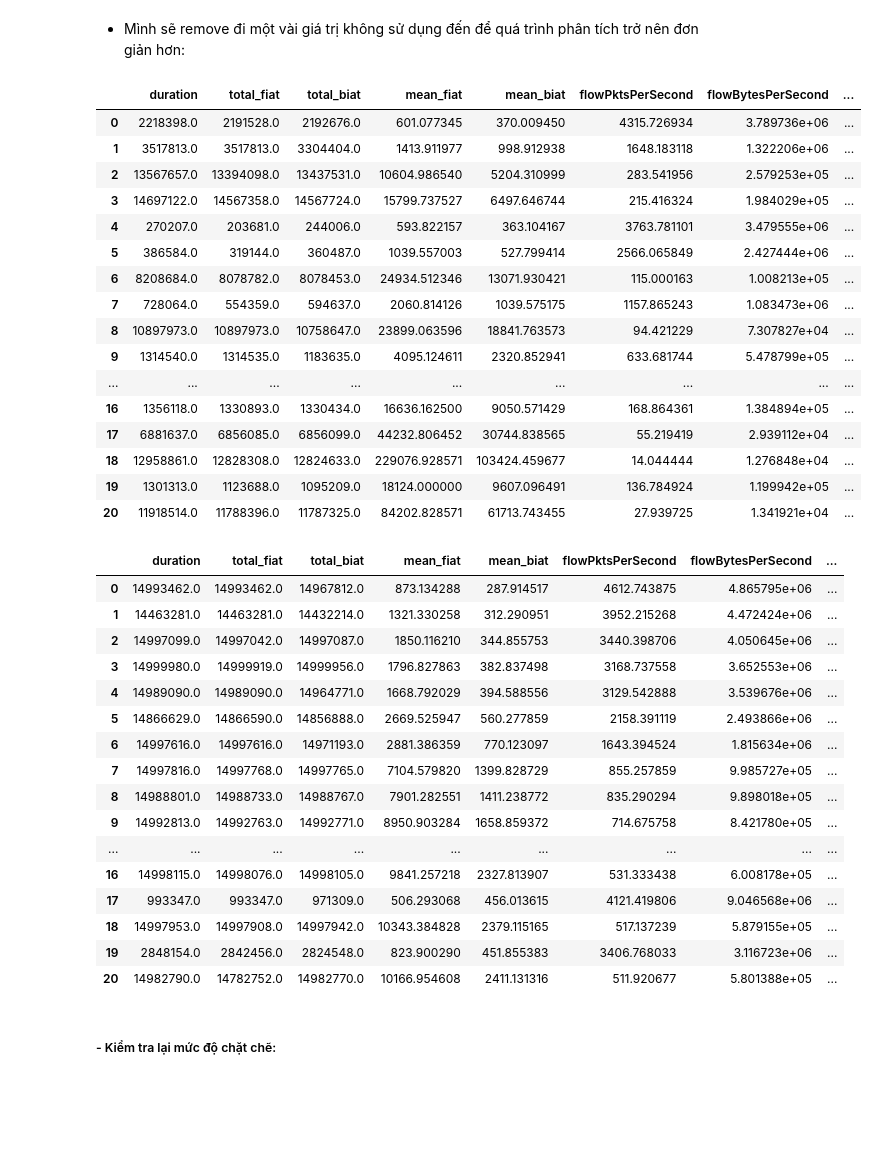
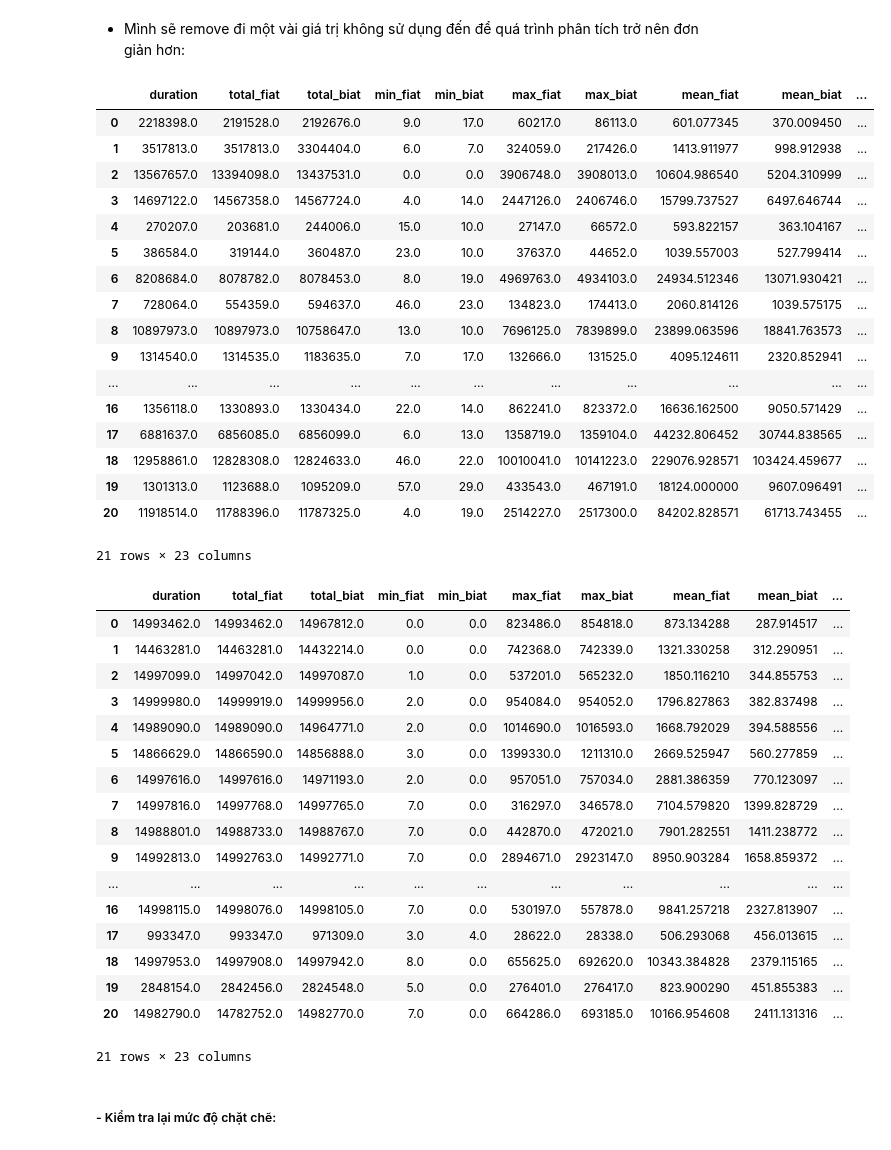
Before and after one commit to kimduyminh/Applied_stats, a Jupyter notebook: main-exomuk.ipynb, the cells around one changed output. Saved outputs shown, nothing was run; the diff lists cells and outputs as text; code cells hidden in the pictures; blank space fills up the shorter version.

```diff
--- a/main-exomuk.ipynb
+++ b/main-exomuk.ipynb
@@ -388,50 +388,52 @@ plt.show()
 # %% [markdown]
 - Mình sẽ remove đi một vài giá trị không sử dụng đến để quá trình phân tích trở nên đơn giản hơn:
 # %%
-to_drop = ['min_fiat', 'min_biat', 'max_fiat', 'max_biat', 'min_flowiat', 'max_flowiat', 'min_active', 'max_active', 'min_idle', 'max_idle', 'class1']
+to_drop = ['class1']
 
 vpn15s.drop(to_drop, inplace = True, axis = 1)
 novpn15s.drop(to_drop, inplace = True, axis = 1)
 
 vpn15s.head(21)
 # %% [output]
-|  | duration | total_fiat | total_biat | mean_fiat | mean_biat | flowPktsPerSecond | flowBytesPerSecond | ... |
-| 0 | 2218398.0 | 2191528.0 | 2192676.0 | 601.077345 | 370.009450 | 4315.726934 | 3.789736e+06 | ... |
-| 1 | 3517813.0 | 3517813.0 | 3304404.0 | 1413.911977 | 998.912938 | 1648.183118 | 1.322206e+06 | ... |
-| 2 | 13567657.0 | 13394098.0 | 13437531.0 | 10604.986540 | 5204.310999 | 283.541956 | 2.579253e+05 | ... |
-| 3 | 14697122.0 | 14567358.0 | 14567724.0 | 15799.737527 | 6497.646744 | 215.416324 | 1.984029e+05 | ... |
-| 4 | 270207.0 | 203681.0 | 244006.0 | 593.822157 | 363.104167 | 3763.781101 | 3.479555e+06 | ... |
-| 5 | 386584.0 | 319144.0 | 360487.0 | 1039.557003 | 527.799414 | 2566.065849 | 2.427444e+06 | ... |
-| 6 | 8208684.0 | 8078782.0 | 8078453.0 | 24934.512346 | 13071.930421 | 115.000163 | 1.008213e+05 | ... |
-| 7 | 728064.0 | 554359.0 | 594637.0 | 2060.814126 | 1039.575175 | 1157.865243 | 1.083473e+06 | ... |
-| 8 | 10897973.0 | 10897973.0 | 10758647.0 | 23899.063596 | 18841.763573 | 94.421229 | 7.307827e+04 | ... |
-| 9 | 1314540.0 | 1314535.0 | 1183635.0 | 4095.124611 | 2320.852941 | 633.681744 | 5.478799e+05 | ... |
-| ... | ... | ... | ... | ... | ... | ... | ... | ... |
-| 16 | 1356118.0 | 1330893.0 | 1330434.0 | 16636.162500 | 9050.571429 | 168.864361 | 1.384894e+05 | ... |
-| 17 | 6881637.0 | 6856085.0 | 6856099.0 | 44232.806452 | 30744.838565 | 55.219419 | 2.939112e+04 | ... |
-| 18 | 12958861.0 | 12828308.0 | 12824633.0 | 229076.928571 | 103424.459677 | 14.044444 | 1.276848e+04 | ... |
-| 19 | 1301313.0 | 1123688.0 | 1095209.0 | 18124.000000 | 9607.096491 | 136.784924 | 1.199942e+05 | ... |
-| 20 | 11918514.0 | 11788396.0 | 11787325.0 | 84202.828571 | 61713.743455 | 27.939725 | 1.341921e+04 | ... |
+|  | duration | total_fiat | total_biat | min_fiat | min_biat | max_fiat | max_biat | mean_fiat | mean_biat | ... |
+| 0 | 2218398.0 | 2191528.0 | 2192676.0 | 9.0 | 17.0 | 60217.0 | 86113.0 | 601.077345 | 370.009450 | ... |
+| 1 | 3517813.0 | 3517813.0 | 3304404.0 | 6.0 | 7.0 | 324059.0 | 217426.0 | 1413.911977 | 998.912938 | ... |
+| 2 | 13567657.0 | 13394098.0 | 13437531.0 | 0.0 | 0.0 | 3906748.0 | 3908013.0 | 10604.986540 | 5204.310999 | ... |
+| 3 | 14697122.0 | 14567358.0 | 14567724.0 | 4.0 | 14.0 | 2447126.0 | 2406746.0 | 15799.737527 | 6497.646744 | ... |
+| 4 | 270207.0 | 203681.0 | 244006.0 | 15.0 | 10.0 | 27147.0 | 66572.0 | 593.822157 | 363.104167 | ... |
+| 5 | 386584.0 | 319144.0 | 360487.0 | 23.0 | 10.0 | 37637.0 | 44652.0 | 1039.557003 | 527.799414 | ... |
+| 6 | 8208684.0 | 8078782.0 | 8078453.0 | 8.0 | 19.0 | 4969763.0 | 4934103.0 | 24934.512346 | 13071.930421 | ... |
+| 7 | 728064.0 | 554359.0 | 594637.0 | 46.0 | 23.0 | 134823.0 | 174413.0 | 2060.814126 | 1039.575175 | ... |
+| 8 | 10897973.0 | 10897973.0 | 10758647.0 | 13.0 | 10.0 | 7696125.0 | 7839899.0 | 23899.063596 | 18841.763573 | ... |
+| 9 | 1314540.0 | 1314535.0 | 1183635.0 | 7.0 | 17.0 | 132666.0 | 131525.0 | 4095.124611 | 2320.852941 | ... |
+| ... | ... | ... | ... | ... | ... | ... | ... | ... | ... | ... |
+| 16 | 1356118.0 | 1330893.0 | 1330434.0 | 22.0 | 14.0 | 862241.0 | 823372.0 | 16636.162500 | 9050.571429 | ... |
+| 17 | 6881637.0 | 6856085.0 | 6856099.0 | 6.0 | 13.0 | 1358719.0 | 1359104.0 | 44232.806452 | 30744.838565 | ... |
+| 18 | 12958861.0 | 12828308.0 | 12824633.0 | 46.0 | 22.0 | 10010041.0 | 10141223.0 | 229076.928571 | 103424.459677 | ... |
+| 19 | 1301313.0 | 1123688.0 | 1095209.0 | 57.0 | 29.0 | 433543.0 | 467191.0 | 18124.000000 | 9607.096491 | ... |
+| 20 | 11918514.0 | 11788396.0 | 11787325.0 | 4.0 | 19.0 | 2514227.0 | 2517300.0 | 84202.828571 | 61713.743455 | ... |
+21 rows × 23 columns
 # %%
 novpn15s.head(21)
 # %% [output]
-|  | duration | total_fiat | total_biat | mean_fiat | mean_biat | flowPktsPerSecond | flowBytesPerSecond | ... |
-| 0 | 14993462.0 | 14993462.0 | 14967812.0 | 873.134288 | 287.914517 | 4612.743875 | 4.865795e+06 | ... |
-| 1 | 14463281.0 | 14463281.0 | 14432214.0 | 1321.330258 | 312.290951 | 3952.215268 | 4.472424e+06 | ... |
-| 2 | 14997099.0 | 14997042.0 | 14997087.0 | 1850.116210 | 344.855753 | 3440.398706 | 4.050645e+06 | ... |
-| 3 | 14999980.0 | 14999919.0 | 14999956.0 | 1796.827863 | 382.837498 | 3168.737558 | 3.652553e+06 | ... |
-| 4 | 14989090.0 | 14989090.0 | 14964771.0 | 1668.792029 | 394.588556 | 3129.542888 | 3.539676e+06 | ... |
-| 5 | 14866629.0 | 14866590.0 | 14856888.0 | 2669.525947 | 560.277859 | 2158.391119 | 2.493866e+06 | ... |
-| 6 | 14997616.0 | 14997616.0 | 14971193.0 | 2881.386359 | 770.123097 | 1643.394524 | 1.815634e+06 | ... |
-| 7 | 14997816.0 | 14997768.0 | 14997765.0 | 7104.579820 | 1399.828729 | 855.257859 | 9.985727e+05 | ... |
-| 8 | 14988801.0 | 14988733.0 | 14988767.0 | 7901.282551 | 1411.238772 | 835.290294 | 9.898018e+05 | ... |
-| 9 | 14992813.0 | 14992763.0 | 14992771.0 | 8950.903284 | 1658.859372 | 714.675758 | 8.421780e+05 | ... |
-| ... | ... | ... | ... | ... | ... | ... | ... | ... |
-| 16 | 14998115.0 | 14998076.0 | 14998105.0 | 9841.257218 | 2327.813907 | 531.333438 | 6.008178e+05 | ... |
-| 17 | 993347.0 | 993347.0 | 971309.0 | 506.293068 | 456.013615 | 4121.419806 | 9.046568e+06 | ... |
-| 18 | 14997953.0 | 14997908.0 | 14997942.0 | 10343.384828 | 2379.115165 | 517.137239 | 5.879155e+05 | ... |
-| 19 | 2848154.0 | 2842456.0 | 2824548.0 | 823.900290 | 451.855383 | 3406.768033 | 3.116723e+06 | ... |
-| 20 | 14982790.0 | 14782752.0 | 14982770.0 | 10166.954608 | 2411.131316 | 511.920677 | 5.801388e+05 | ... |
+|  | duration | total_fiat | total_biat | min_fiat | min_biat | max_fiat | max_biat | mean_fiat | mean_biat | ... |
+| 0 | 14993462.0 | 14993462.0 | 14967812.0 | 0.0 | 0.0 | 823486.0 | 854818.0 | 873.134288 | 287.914517 | ... |
+| 1 | 14463281.0 | 14463281.0 | 14432214.0 | 0.0 | 0.0 | 742368.0 | 742339.0 | 1321.330258 | 312.290951 | ... |
+| 2 | 14997099.0 | 14997042.0 | 14997087.0 | 1.0 | 0.0 | 537201.0 | 565232.0 | 1850.116210 | 344.855753 | ... |
+| 3 | 14999980.0 | 14999919.0 | 14999956.0 | 2.0 | 0.0 | 954084.0 | 954052.0 | 1796.827863 | 382.837498 | ... |
+| 4 | 14989090.0 | 14989090.0 | 14964771.0 | 2.0 | 0.0 | 1014690.0 | 1016593.0 | 1668.792029 | 394.588556 | ... |
+| 5 | 14866629.0 | 14866590.0 | 14856888.0 | 3.0 | 0.0 | 1399330.0 | 1211310.0 | 2669.525947 | 560.277859 | ... |
+| 6 | 14997616.0 | 14997616.0 | 14971193.0 | 2.0 | 0.0 | 957051.0 | 757034.0 | 2881.386359 | 770.123097 | ... |
+| 7 | 14997816.0 | 14997768.0 | 14997765.0 | 7.0 | 0.0 | 316297.0 | 346578.0 | 7104.579820 | 1399.828729 | ... |
+| 8 | 14988801.0 | 14988733.0 | 14988767.0 | 7.0 | 0.0 | 442870.0 | 472021.0 | 7901.282551 | 1411.238772 | ... |
+| 9 | 14992813.0 | 14992763.0 | 14992771.0 | 7.0 | 0.0 | 2894671.0 | 2923147.0 | 8950.903284 | 1658.859372 | ... |
+| ... | ... | ... | ... | ... | ... | ... | ... | ... | ... | ... |
+| 16 | 14998115.0 | 14998076.0 | 14998105.0 | 7.0 | 0.0 | 530197.0 | 557878.0 | 9841.257218 | 2327.813907 | ... |
+| 17 | 993347.0 | 993347.0 | 971309.0 | 3.0 | 4.0 | 28622.0 | 28338.0 | 506.293068 | 456.013615 | ... |
+| 18 | 14997953.0 | 14997908.0 | 14997942.0 | 8.0 | 0.0 | 655625.0 | 692620.0 | 10343.384828 | 2379.115165 | ... |
+| 19 | 2848154.0 | 2842456.0 | 2824548.0 | 5.0 | 0.0 | 276401.0 | 276417.0 | 823.900290 | 451.855383 | ... |
+| 20 | 14982790.0 | 14782752.0 | 14982770.0 | 7.0 | 0.0 | 664286.0 | 693185.0 | 10166.954608 | 2411.131316 | ... |
+21 rows × 23 columns
 # %% [markdown]
 ##### - Kiểm tra lại mức độ chặt chẽ:
 # %%
```
Also changed, not shown: parts of 12 cells of this notebook, 19 other files.
